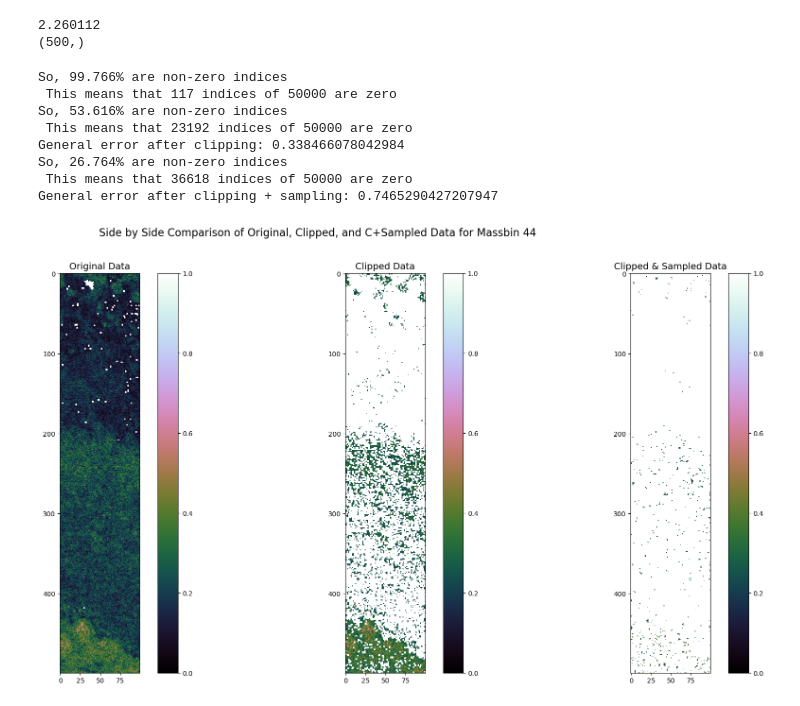
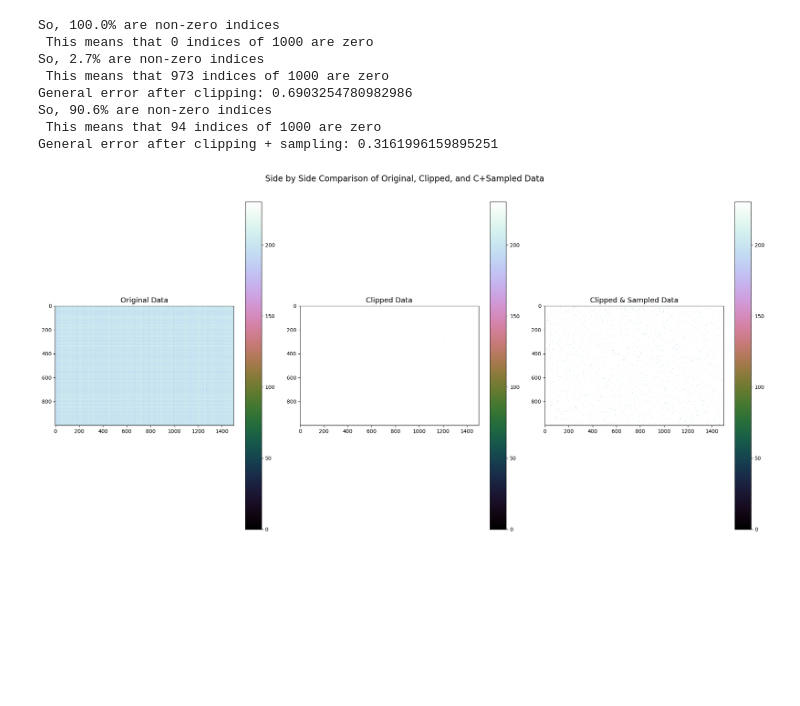
Before and after one commit to Kessius00/nn-s-matrix-fc, a Jupyter notebook: sampling/clipping.ipynb, the cells around one changed output. Saved outputs shown, nothing was run; the diff lists cells and outputs as text; code cells hidden in the pictures; blank space fills up the shorter version.

```diff
--- a/sampling/clipping.ipynb
+++ b/sampling/clipping.ipynb
@@ -203,8 +309,8 @@ def general_error_relative(X_original, X_reconstructed, norm='fro'):
 def sophisticatedSampling(data, massbin, uniform_sampling_ratio=0.5):
     # keep in mind, im sampling over all the data, clipping over all the data. This massbin may be wrt intensity below the mean
 
-
-    n_data, row_max= normalizeData(data)
+    n_data = data
+    # n_data, row_max= normalizeData(data)
     zeroCalculator(n_data, massbin)
 
     # n_data = n_data.T
@@ -221,38 +327,31 @@ def sophisticatedSampling(data, massbin, uniform_sampling_ratio=0.5):
     print(f'General error after clipping: {general_error_relative(n_data, clipped_n_data)}')
 
 
-    clipped_sampled_n_data = sample_nonzero_values(clipped_n_data, sample_ratio=uniform_sampling_ratio)
+    clipped_sampled_n_data = partlyDiscardedClipping(data_matrix=n_data , percentage=0.1, threshold= np.mean(clipped_n_data))
     zeroCalculator(clipped_sampled_n_data, massbin)
     print(f'General error after clipping + sampling: {general_error_relative(n_data, clipped_sampled_n_data)}')
 
 
 
-    massbinImageComparisonGPT(massbin, data=n_data,clipped_data=clipped_n_data,clipped_sampled_data=clipped_sampled_n_data ,colormap='cubehelix')
+    massbinImageComparisonGPT( data=n_data,clipped_data=clipped_n_data,clipped_sampled_data=clipped_sampled_n_data ,colormap='cubehelix')
     return n_data[massbin,:],clipped_n_data[massbin,:],clipped_sampled_n_data[massbin,:]
-# %%
-a, b = np.where(data==0)
-print(100*a.shape[0]/(data.shape[0]*data.shape[1]))
-# b.shape
-
-n_data, row_max= normalizeData(data)
-print(row_max.shape)
-# %% [output]
-2.260112
-(500,)
 # %%
 # is there something about mb = 55
 
-da, cna, csna = sophisticatedSampling(data, 44)
+m = 1000
+n = 1500
+r =800
+da, cna, csna = sophisticatedSampling(generate_matrix_with_rank(m, n, r), 44)
 # %% [output]
-So, 99.766% are non-zero indices
- This means that 117 indices of 50000 are zero
-So, 53.616% are non-zero indices
- This means that 23192 indices of 50000 are zero
-General error after clipping: 0.338466078042984
-So, 26.764% are non-zero indices
- This means that 36618 indices of 50000 are zero
-General error after clipping + sampling: 0.7465290427207947
+So, 100.0% are non-zero indices
+ This means that 0 indices of 1000 are zero
+So, 2.7% are non-zero indices
+ This means that 973 indices of 1000 are zero
+General error after clipping: 0.6903254780982986
+So, 90.6% are non-zero indices
+ This means that 94 indices of 1000 are zero
+General error after clipping + sampling: 0.3161996159895251
-[figure, old version]
+[figure, new version]
 # %%
 # dus nullen als een soort salt n pepper noise
 #
```
Also changed, not shown: parts of 5 cells of this notebook, 4 other files.
